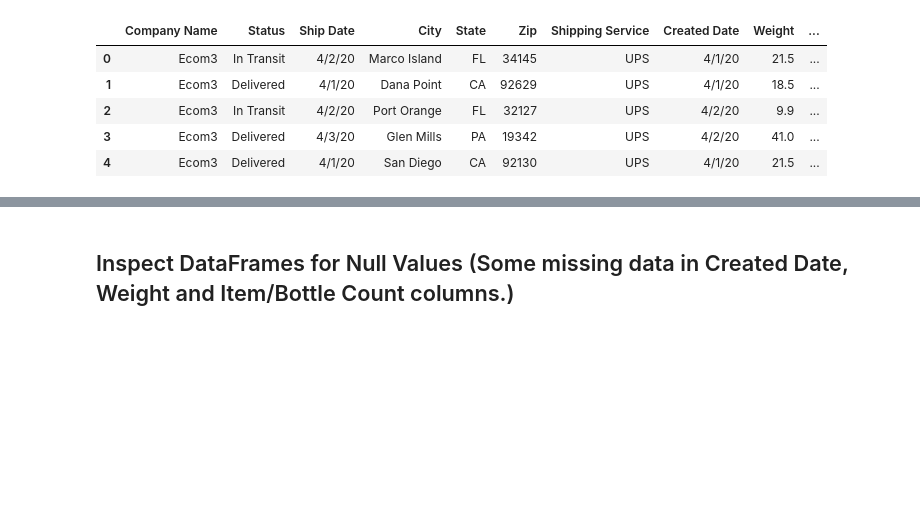
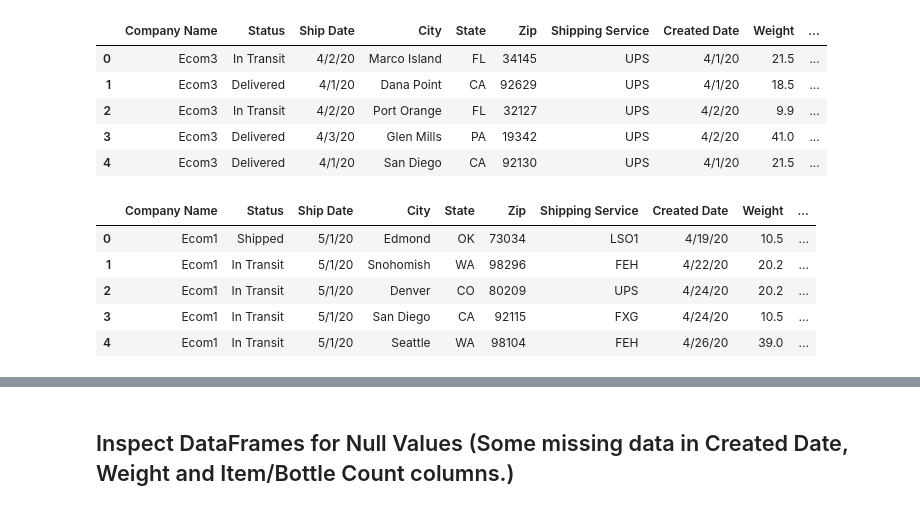
Before and after one commit to Sgant1/Winedemic, a Jupyter notebook: data_frame/Combine_DataFrames_2020.ipynb, the cells around one changed output, grey strips where cells are left out. Saved outputs shown, nothing was run; the diff lists cells and outputs as text; code cells hidden in the pictures; blank space fills up the shorter version.

```diff
--- a/data_frame/Combine_DataFrames_2020.ipynb
+++ b/data_frame/Combine_DataFrames_2020.ipynb
@@ -6,18 +6,18 @@ import numpy as np
 # Import CSV files for all 12 months of 2020
 # %%
 # Files to load
-load_2020_01 = "../Final_Project/Resources/2020_01.csv"
-load_2020_02 = "../Final_Project/Resources/2020_02.csv"
-load_2020_03 = "../Final_Project/Resources/2020_03.csv"
-load_2020_04 = "../Final_Project/Resources/2020_04.csv"
-#load_2020_05 = "../Final_Project/Resources/2020_05.csv"
-#load_2020_06 = "../Final_Project/Resources/2020_06.csv"
-#load_2020_07 = "../Final_Project/Resources/2020_07.csv"
-#load_2020_08 = "../Final_Project/Resources/2020_08.csv"
-#load_2020_09 = "../Final_Project/Resources/2020_09.csv"
-#load_2020_10 = "../Final_Project/Resources/2020_10.csv"
-#load_2020_11 = "../Final_Project/Resources/2020_11.csv"
-#load_2020_12 = "../Final_Project/Resources/2020_12.csv"
+load_2020_01 = "../2020_Data/2020.01.csv"
+load_2020_02 = "../2020_Data/2020.02.csv"
+load_2020_03 = "../2020_Data/2020.03.csv"
+load_2020_04 = "../2020_Data/2020.04.csv"
+load_2020_05 = "../2020_Data/2020.05.csv"
+load_2020_06 = "../2020_Data/2020.06 .csv" #this file name has a space before .csv
+load_2020_07 = "../2020_Data/2020.07.csv"
+load_2020_08 = "../2020_Data/2020.08.csv"
+load_2020_09 = "../2020_Data/2020.09.csv"
+load_2020_10 = "../2020_Data/2020.10.csv"
+load_2020_11 = "../2020_Data/2020.11.csv"
+load_2020_12 = "../2020_Data/2020.12.csv"
 # %% [markdown]
 ## Read each CSV file into individual DataFrames
 # %%
@@ -67,7 +67,14 @@ df_2020_04.head()
 | 4 | Ecom3 | Delivered | 4/1/20 | San Diego | CA | 92130 | UPS | 4/1/20 | 21.5 | ... |
 # %%
 # Read the May CSV into a DataFrame
-df_2020_05 = pd.read_csv(load_2020_05, encoding="utf-8")
+df_2020_05 = pd.read_csv(load_2020_05)
 df_2020_05.head()
+# %% [output]
+|  | Company Name | Status | Ship Date | City | State | Zip | Shipping Service | Created Date | Weight | ... |
+| 0 | Ecom1 | Shipped | 5/1/20 | Edmond | OK | 73034 | LSO1 | 4/19/20 | 10.5 | ... |
+| 1 | Ecom1 | In Transit | 5/1/20 | Snohomish | WA | 98296 | FEH | 4/22/20 | 20.2 | ... |
+| 2 | Ecom1 | In Transit | 5/1/20 | Denver | CO | 80209 | UPS | 4/24/20 | 20.2 | ... |
+| 3 | Ecom1 | In Transit | 5/1/20 | San Diego | CA | 92115 | FXG | 4/24/20 | 10.5 | ... |
+| 4 | Ecom1 | In Transit | 5/1/20 | Seattle | WA | 98104 | FEH | 4/26/20 | 39.0 | ... |
 # %%
 # Read the June CSV into a DataFrame
```
Also changed, not shown: parts of 72 cells of this notebook.
